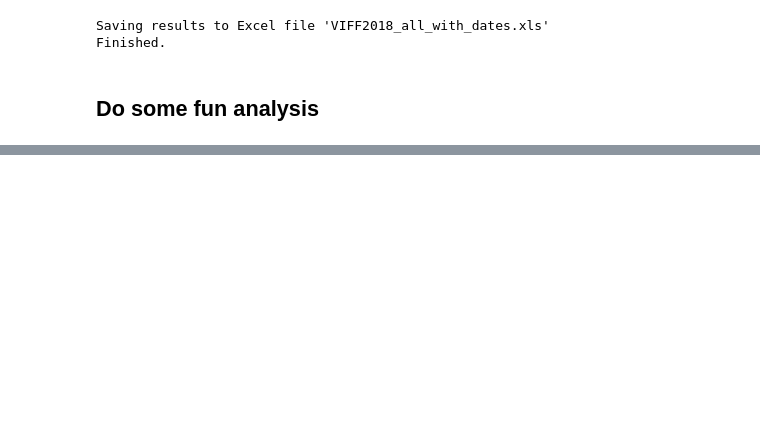
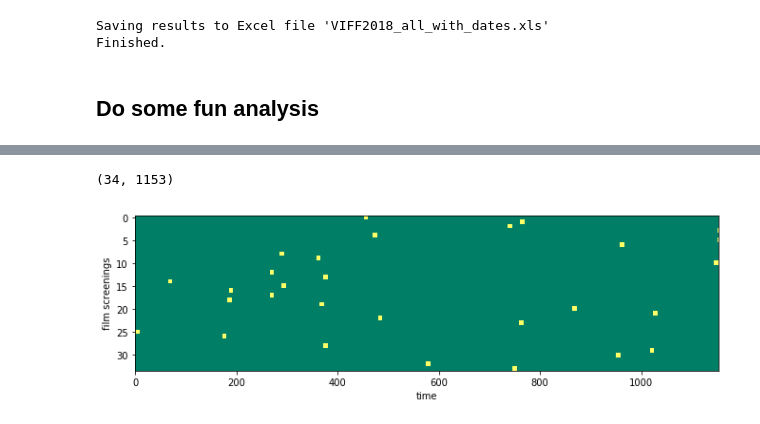
Before and after one commit to billtubbs/viff-scrape, a Jupyter notebook: Scrape VIFF film list.ipynb, the cells around one changed output, grey strips where cells are left out. Drawn from its saved outputs; the diff is of its cells as text; code cells hidden in the pictures; blank space fills up the shorter version.

```diff
--- a/Scrape VIFF film list.ipynb
+++ b/Scrape VIFF film list.ipynb
@@ -678,0 +691,10 @@ dir(film_page_tree.xpath(xp)[0])
+# %%
+selected_film_screenings = {}
+for film in selected_films:
+    selected_film_screenings[film] = \
+        [screening['Start date'] for screening in films[film]['Screenings']]
+# %%
+earliest_start_time = np.min([np.min(screenings) for screenings in selected_film_screenings.values()])
+latest_end_time = np.max([np.min(screenings) for screenings in selected_film_screenings.values()]) + film_duration_allowance
+
+earliest_start_time, latest_end_time
@@ -678,0 +705,11 @@ dir(film_page_tree.xpath(xp)[0])
+# %%
+film_times = {}
+full_time_period = pd.date_range(earliest_start_time, latest_end_time, freq='15 min')
+for film in selected_films:
+    showing_times = []
+    for start_time in selected_film_screenings[film]:
+        all_times = pd.Series(False, index=list(full_time_period), dtype=bool)
+        all_times[start_time:(start_time + film_duration_allowance)] = True
+        showing_times.append(all_times)
+    film_times[film] = showing_times
+len(film_times)
@@ -678,0 +718,14 @@ dir(film_page_tree.xpath(xp)[0])
+# %%
+all_film_times = []
+index = []
+
+for film in selected_films:
+    for i, t in enumerate(film_times[film]):
+        all_film_times.append(t)
+        index.append((film, i))
+
+selected_film_screening_times = pd.DataFrame(
+    all_film_times,
+    index=pd.MultiIndex.from_tuples(index, names=['Film', 'Screening'])
+)
+selected_film_screening_times.head()
@@ -678,0 +741,13 @@ dir(film_page_tree.xpath(xp)[0])
+# %%
+selected_film_screening_times.shape
+# %% [output]
+(34, 1153)
+# %%
+fig, ax = plt.subplots(figsize=(11,3))
+
+plt.imshow(selected_film_screening_times, aspect='auto', cmap='summer')
+plt.xlabel('time')
+plt.ylabel('film screenings')
+plt.show()
+# %% [output]
+[figure, added]
```
Also changed, not shown: parts of 71 cells of this notebook.
